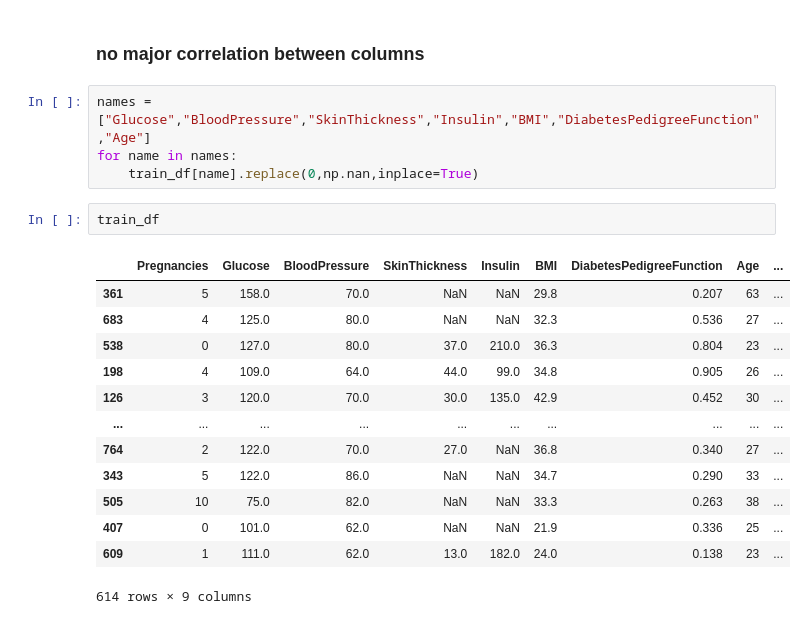
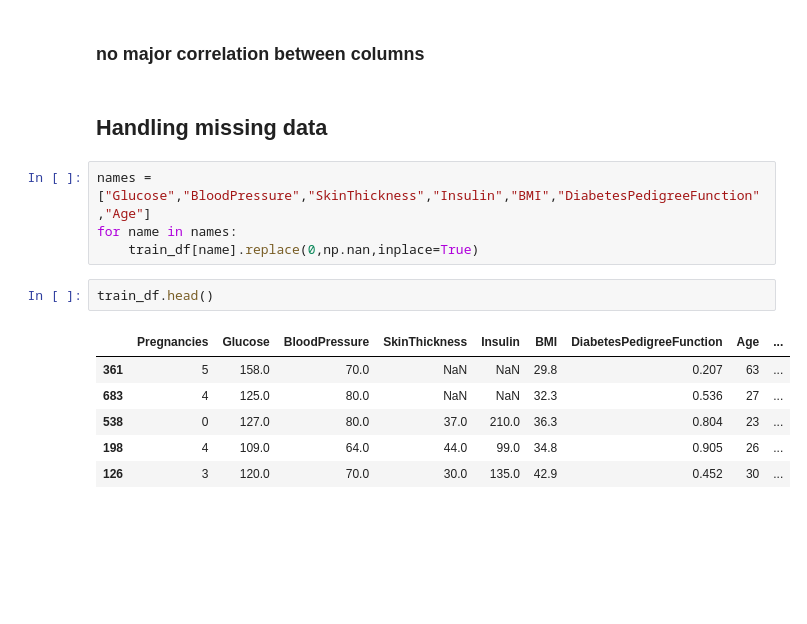
Before and after one commit to swayam-learning/ml_workshop, a Jupyter notebook: data.ipynb, the cells around one changed output. Saved outputs shown, nothing was run; the diff lists cells and outputs as text; blank space fills up the shorter version.

```diff
--- a/data.ipynb
+++ b/data.ipynb
@@ -71,23 +71,18 @@ original_train_df , test_df = train_test_split(df,test_size=0.2)
 train_df = original_train_df.copy()
 # %% [markdown]
 ### no major correlation between columns
+# %% [markdown]
+## Handling missing data
 # %%
 names = ["Glucose","BloodPressure","SkinThickness","Insulin","BMI","DiabetesPedigreeFunction","Age"]
 for name in names:
     train_df[name].replace(0,np.nan,inplace=True)
 # %%
-train_df
+train_df.head()
 # %% [output]
 |  | Pregnancies | Glucose | BloodPressure | SkinThickness | Insulin | BMI | DiabetesPedigreeFunction | Age | ... |
 | 361 | 5 | 158.0 | 70.0 | NaN | NaN | 29.8 | 0.207 | 63 | ... |
 | 683 | 4 | 125.0 | 80.0 | NaN | NaN | 32.3 | 0.536 | 27 | ... |
 | 538 | 0 | 127.0 | 80.0 | 37.0 | 210.0 | 36.3 | 0.804 | 23 | ... |
 | 198 | 4 | 109.0 | 64.0 | 44.0 | 99.0 | 34.8 | 0.905 | 26 | ... |
 | 126 | 3 | 120.0 | 70.0 | 30.0 | 135.0 | 42.9 | 0.452 | 30 | ... |
-| ... | ... | ... | ... | ... | ... | ... | ... | ... | ... |
-| 764 | 2 | 122.0 | 70.0 | 27.0 | NaN | 36.8 | 0.340 | 27 | ... |
-| 343 | 5 | 122.0 | 86.0 | NaN | NaN | 34.7 | 0.290 | 33 | ... |
-| 505 | 10 | 75.0 | 82.0 | NaN | NaN | 33.3 | 0.263 | 38 | ... |
-| 407 | 0 | 101.0 | 62.0 | NaN | NaN | 21.9 | 0.336 | 25 | ... |
-| 609 | 1 | 111.0 | 62.0 | 13.0 | 182.0 | 24.0 | 0.138 | 23 | ... |
-614 rows × 9 columns
```
Also changed, not shown: parts of 8 cells of this notebook.
